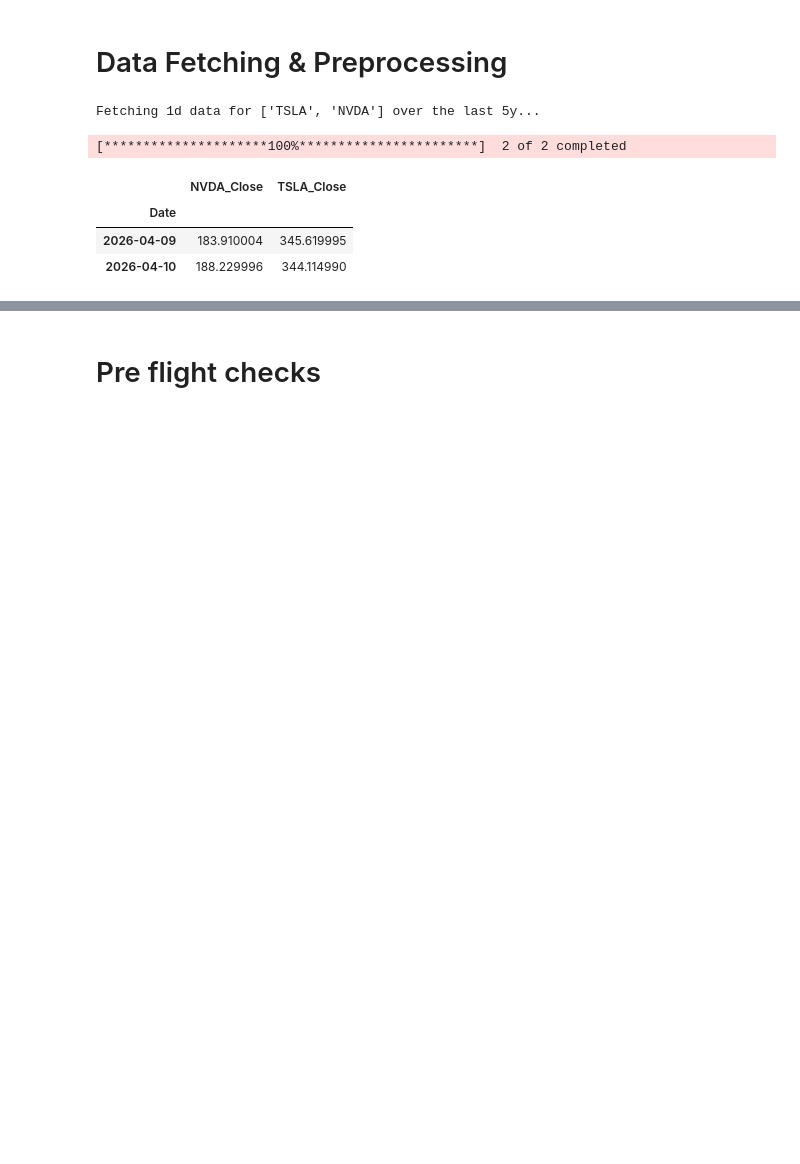
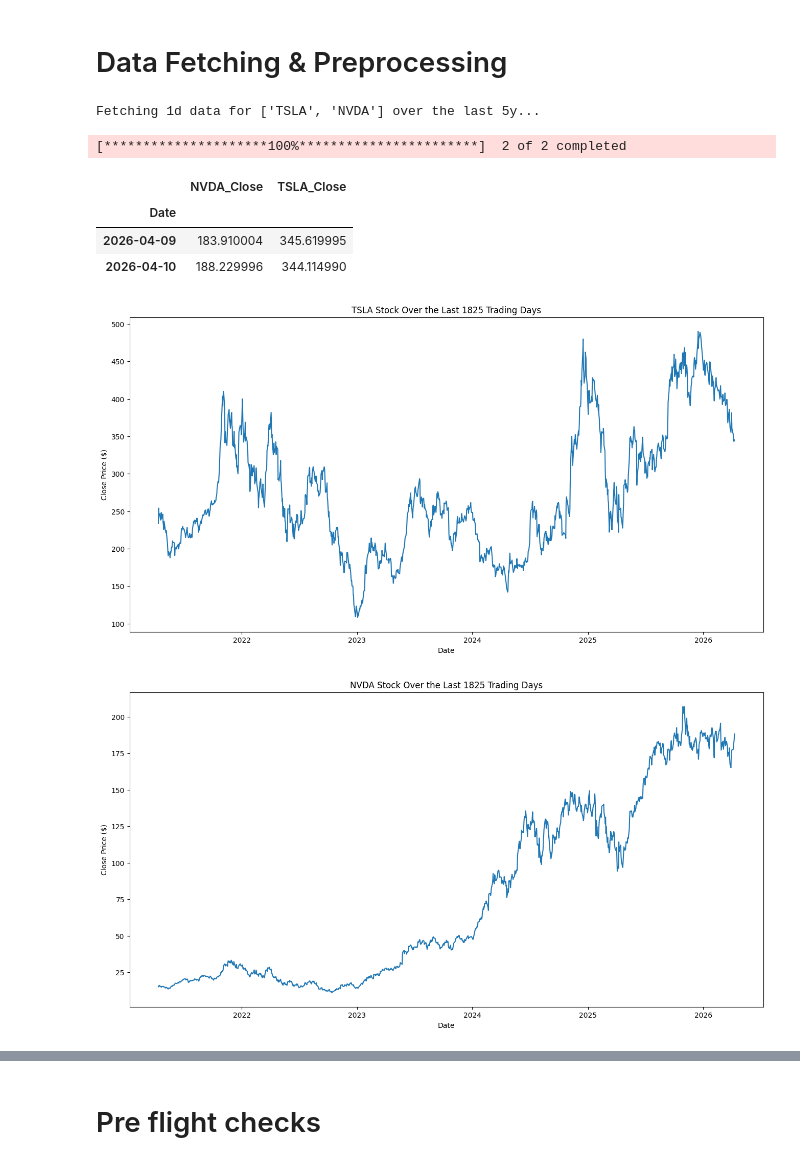
Before and after one commit to grigorirasputin/Mini-projects, a Jupyter notebook: Time Series/time_series_intro.ipynb, the cells around one changed output, grey strips where cells are left out. Saved outputs shown, nothing was run; the diff lists cells and outputs as text; code cells hidden in the pictures; blank space fills up the shorter version.

```diff
--- a/Time Series/time_series_intro.ipynb
+++ b/Time Series/time_series_intro.ipynb
@@ -74,8 +74,37 @@ my_stocks_daily.tail(2)
 | 2026-04-09 | 183.910004 | 345.619995 |
 | 2026-04-10 | 188.229996 | 344.114990 |
 # %%
-def plot_stock(ticker, time_days,):
-    plt.figure(figsize = (16,8))
-    plt.title(f"{ticker} stock over the last {}")
-    plt.ylabel("Close Price $ ")
-    sns.lineplot(data = my_stocks_daily[["TSLA_Close"]])
+import matplotlib.pyplot as plt
+import seaborn as sns
+
+def plot_stock(ticker="TSLA", time_days=900, save=False):
+    plt.figure(figsize=(16, 8))
+
+    # Note: Since financial data drops weekends, 'time_days' represents trading days.
+    # 900 trading days is roughly 3.5 calendar years.
+    plt.title(f"{ticker} Stock Over the Last {time_days} Trading Days")
+    plt.ylabel("Close Price ($)")
+
+    # 1. Dynamically build the column name using the ticker argument
+    column_name = f"{ticker}_Close"
+
+    # 2. Slice the DataFrame to get only the last 'time_days' rows
+    data_to_plot = my_stocks_daily[column_name].tail(time_days)
+
+    # 3. Plot the dynamically selected and sliced data
+    sns.lineplot(data=data_to_plot)
+
+    if save:
+        # Using a raw f-string (rf) handles path slashes safely
+        plt.savefig(rf"time_series_plots/{ticker}_{time_days}_days.png", dpi=300)
+        print(f"Plot saved as {ticker}_{time_days}_days.png")
+
+    # Explicitly display the plot
+    plt.show()
+
+# --- Example Usage ---
+plot_stock(ticker="TSLA", time_days=5*365) # Plots roughly 1 year of TSLA
+plot_stock(ticker="NVDA", time_days=5*365) # Plots roughly 2 years of NVDA
+# %% [output]
+[figure, added]
+[figure, added]
```
Also changed, not shown: parts of 19 cells of this notebook.
